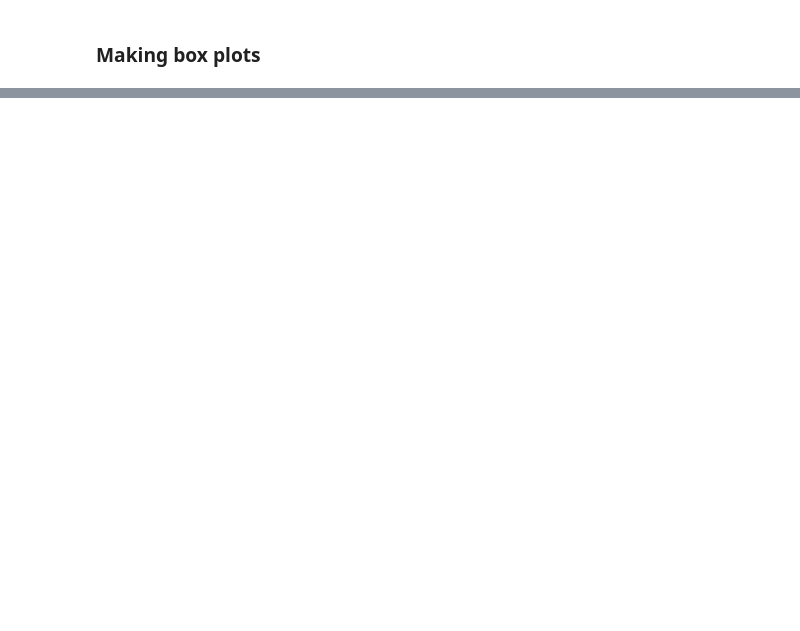
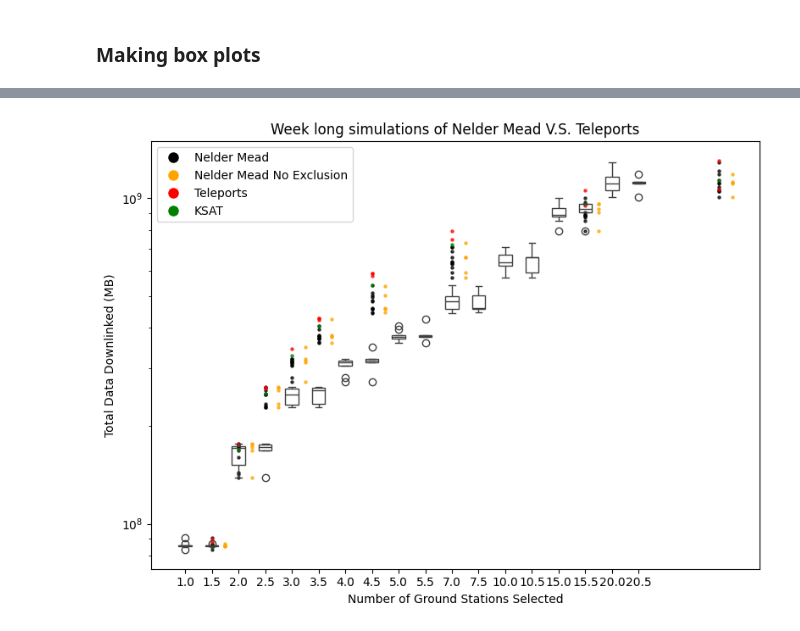
Before and after one commit to gkim65/loc-gsopt, a Jupyter notebook: src/examples/plotting_wandb/capella_figures.ipynb, the cells around one changed output, grey strips where cells are left out. Cells and saved outputs as stored; diff of their text form; code cells hidden in the pictures; blank space fills up the shorter version.

```diff
--- a/src/examples/plotting_wandb/capella_figures.ipynb
+++ b/src/examples/plotting_wandb/capella_figures.ipynb
@@ -52,0 +137,20 @@ data_downlink_df = pd.DataFrame(data_downlink_list)
+# %%
+api = wandb.Api()
+
+e_data_downlink_list = []
+
+# Iterate through the ground station numbers and runs
+for i in [1, 2, 3, 4, 5, 7, 10, 15, 20]:
+    project_name = f"free_powell_data_downlink_{i}_5=CAPELLA=3000000"
+    runs = api.runs(project_name)
+    for run in runs:
+        print(run)
+        if run.state == "finished":
+            # Append each run's data as a dictionary to the list
+            e_data_downlink_list.append({
+                "gs_number": i+0.25,
+                "data_downlinked": run.summary.data_downlink/1000000
+            })
+
+# Convert the list of dictionaries into a pandas DataFrame
+e_data_downlink_df = pd.DataFrame(e_data_downlink_list)
@@ -148,33 +359,35 @@ ksat_data_downlink_df = pd.DataFrame(ksat_data_downlink_list)
 # %%
 # Create a box plot with scatter overlay
 plt.figure(figsize=(8, 6))
 # Combine the DataFrames
 combined_df = pd.concat([data_downlink_df, e_data_downlink_df], ignore_index=True)
 
 sns.boxplot(x="gs_number", y="data_downlinked", data=combined_df, width=0.5, showcaps=True, boxprops={'facecolor':'None'})
 plt.scatter(x="gs_number", y="data_downlinked", data=data_downlink_df, color='black', s=5, alpha=0.7,)
 # sns.boxplot(x="gs_number", y="data_downlinked", data=e_data_downlink_df, width=0.5, showcaps=True, boxprops={'facecolor':'None'},color="orange")
 plt.scatter(x="gs_number", y="data_downlinked", data=e_data_downlink_df, color='orange', s=5, alpha=0.7)
 plt.scatter(x="gs_number", y="data_downlinked", data=teleport_data_downlink_df, color='red', s=5, alpha=0.7)
-plt.scatter(x="gs_number", y="data_downlinked", data=ksat_data_downlink_df, color='blue', s=5, alpha=0.7)
+plt.scatter(x="gs_number", y="data_downlinked", data=ksat_data_downlink_df, color='green', s=5, alpha=0.7)
 
 
 
 plt.title("Week long simulations of Nelder Mead V.S. Teleports")
 plt.xlabel("Number of Ground Stations Selected")
 plt.ylabel("Total Data Downlinked (MB)")
 plt.legend(
     handles=[
         plt.Line2D([0], [0], marker='o', color='black', markersize=8, linestyle='None', label='Nelder Mead'),
         plt.Line2D([0], [0], marker='o', color='orange', markersize=8, linestyle='None', label='Nelder Mead No Exclusion'),
         plt.Line2D([0], [0], marker='o', color='red', markersize=8, linestyle='None', label='Teleports'),
-        plt.Line2D([0], [0], marker='o', color='blue', markersize=8, linestyle='None', label='KSAT')
+        plt.Line2D([0], [0], marker='o', color='green', markersize=8, linestyle='None', label='KSAT')
     ],
     loc='upper left'
 )
 plt.tight_layout()
 plt.yscale("log")
 plt.savefig("test.png")
+# %% [output]
+[figure, added]
 # %%
 # Create a box plot with scatter overlay using plt.boxplot
 plt.figure(figsize=(8, 6))
```
Also changed, not shown: parts of 15 cells of this notebook, 3 other files.
